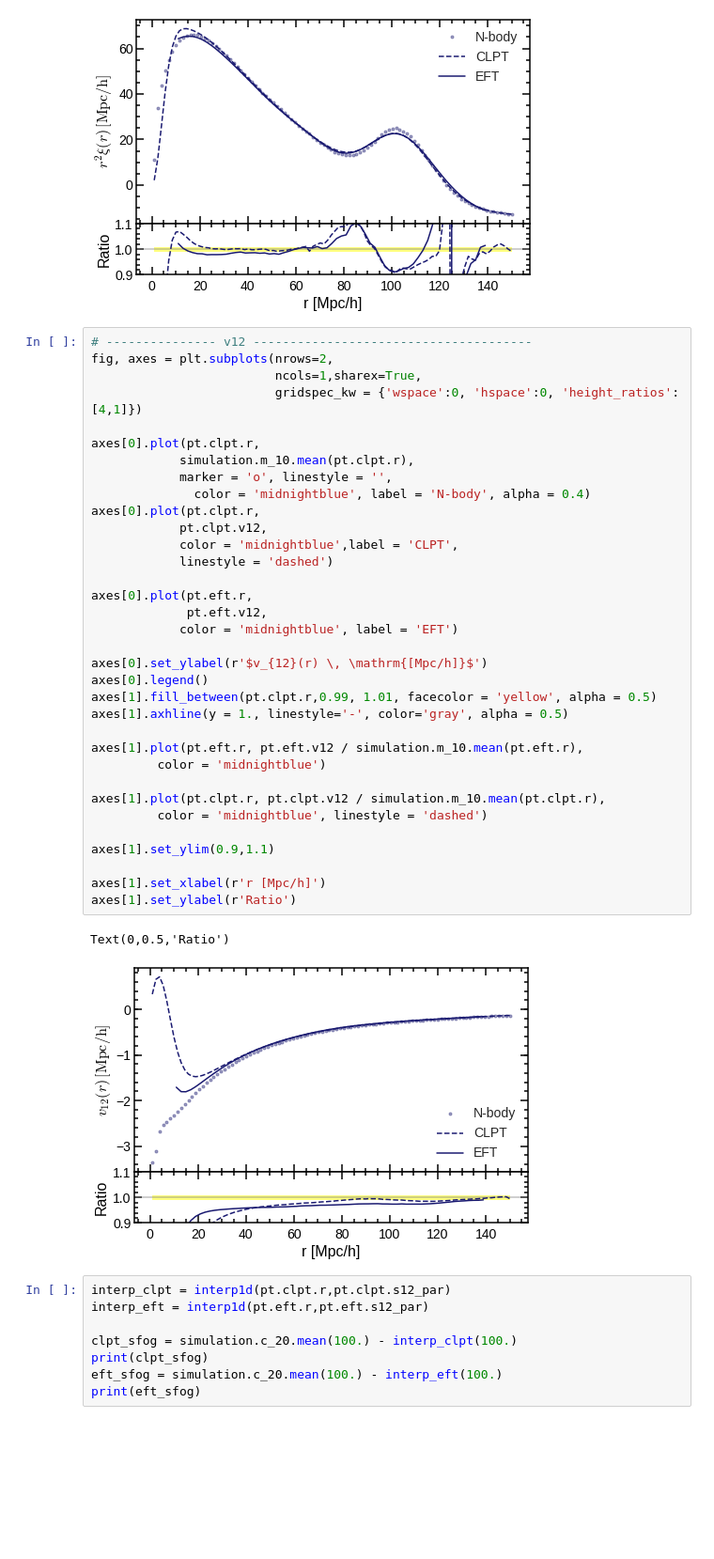
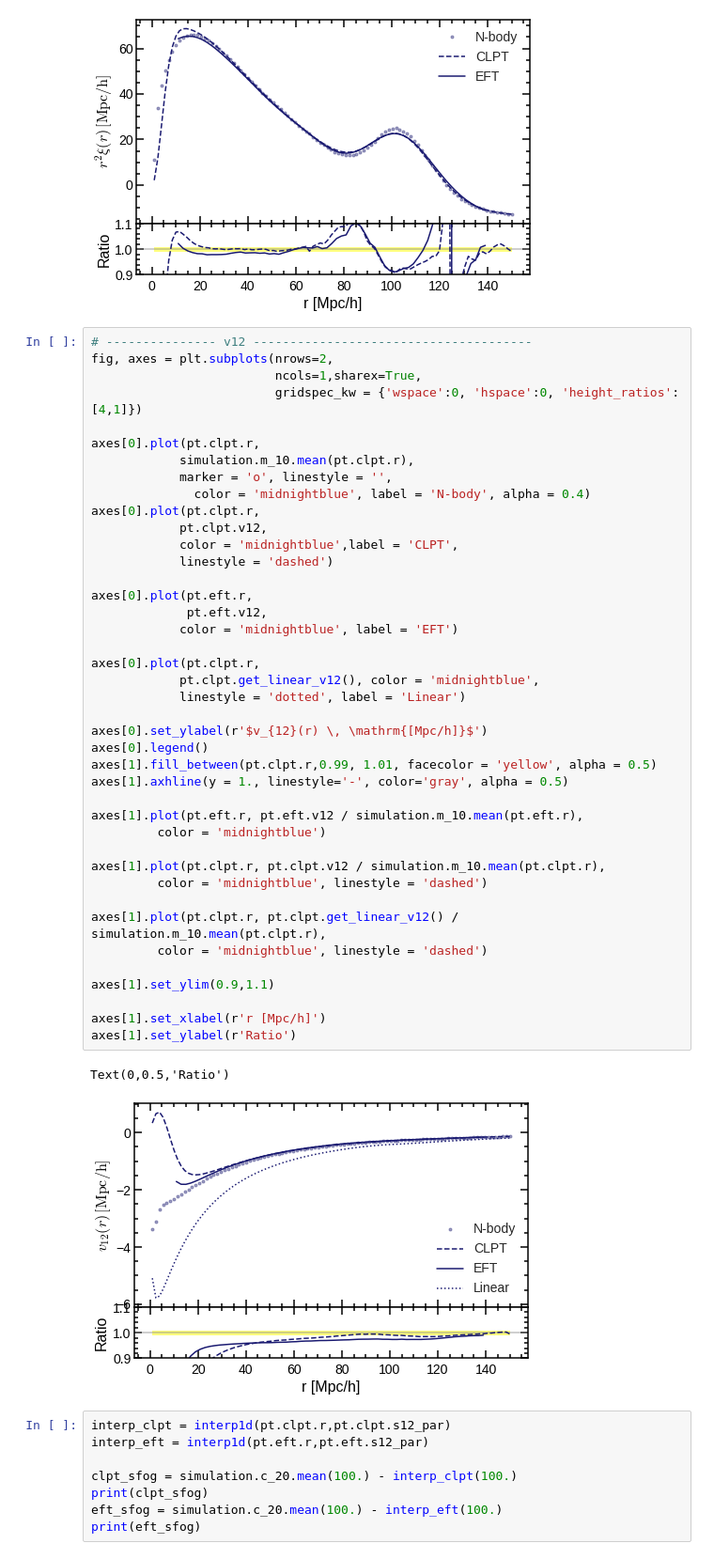
Before and after one commit to florpi/StreamingModel, a Jupyter notebook: streaming/perturbation_theory/test_clpt_eft.ipynb, the cells around one changed output. Shown: that part at 94% size. Cells and saved outputs as stored; diff of their text form; blank space fills up the shorter version.

```diff
--- a/streaming/perturbation_theory/test_clpt_eft.ipynb
+++ b/streaming/perturbation_theory/test_clpt_eft.ipynb
@@ -112,34 +146,41 @@ fig, axes = plt.subplots(nrows=2,
 axes[0].plot(pt.clpt.r,
             simulation.m_10.mean(pt.clpt.r),
             marker = 'o', linestyle = '',
               color = 'midnightblue', label = 'N-body', alpha = 0.4)
 axes[0].plot(pt.clpt.r,
             pt.clpt.v12,
             color = 'midnightblue',label = 'CLPT',
             linestyle = 'dashed')
 
 axes[0].plot(pt.eft.r,
              pt.eft.v12,
             color = 'midnightblue', label = 'EFT')
 
+axes[0].plot(pt.clpt.r,
+            pt.clpt.get_linear_v12(), color = 'midnightblue',
+            linestyle = 'dotted', label = 'Linear')
+
 axes[0].set_ylabel(r'$v_{12}(r) \, \mathrm{[Mpc/h]}$')
 axes[0].legend()
 axes[1].fill_between(pt.clpt.r,0.99, 1.01, facecolor = 'yellow', alpha = 0.5)
 axes[1].axhline(y = 1., linestyle='-', color='gray', alpha = 0.5)
 
 axes[1].plot(pt.eft.r, pt.eft.v12 / simulation.m_10.mean(pt.eft.r),
          color = 'midnightblue')
 
 axes[1].plot(pt.clpt.r, pt.clpt.v12 / simulation.m_10.mean(pt.clpt.r),
          color = 'midnightblue', linestyle = 'dashed')
 
+axes[1].plot(pt.clpt.r, pt.clpt.get_linear_v12() / simulation.m_10.mean(pt.clpt.r),
+         color = 'midnightblue', linestyle = 'dashed')
+
 axes[1].set_ylim(0.9,1.1)
 
 axes[1].set_xlabel(r'r [Mpc/h]')
 axes[1].set_ylabel(r'Ratio')
 # %% [output]
 Text(0,0.5,'Ratio')
-[figure, old version]
+[figure, new version]
 # %%
 interp_clpt = interp1d(pt.clpt.r,pt.clpt.s12_par)
 interp_eft = interp1d(pt.eft.r,pt.eft.s12_par)
```
Also changed, not shown: parts of 5 cells of this notebook, 9 other files.
